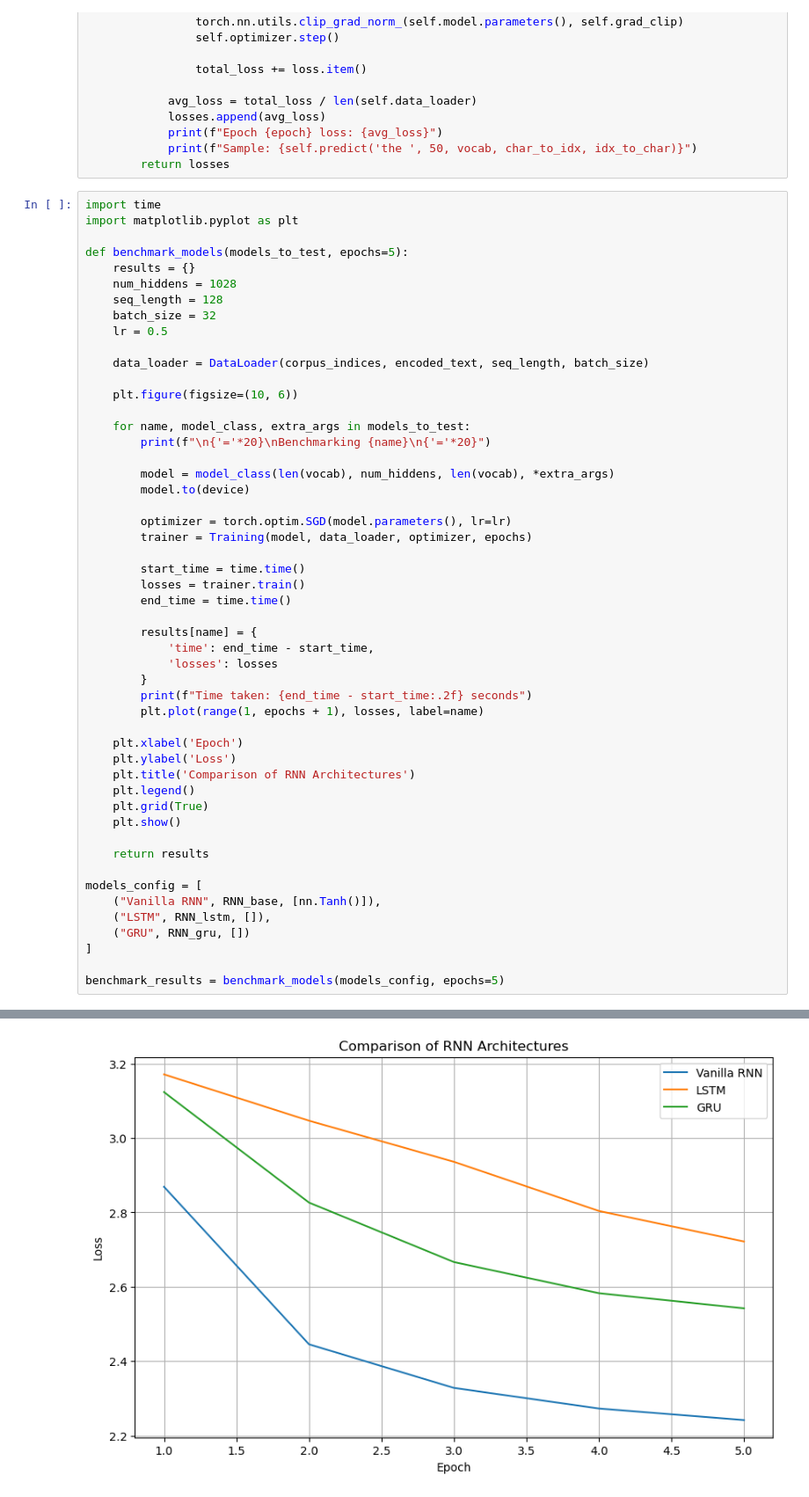
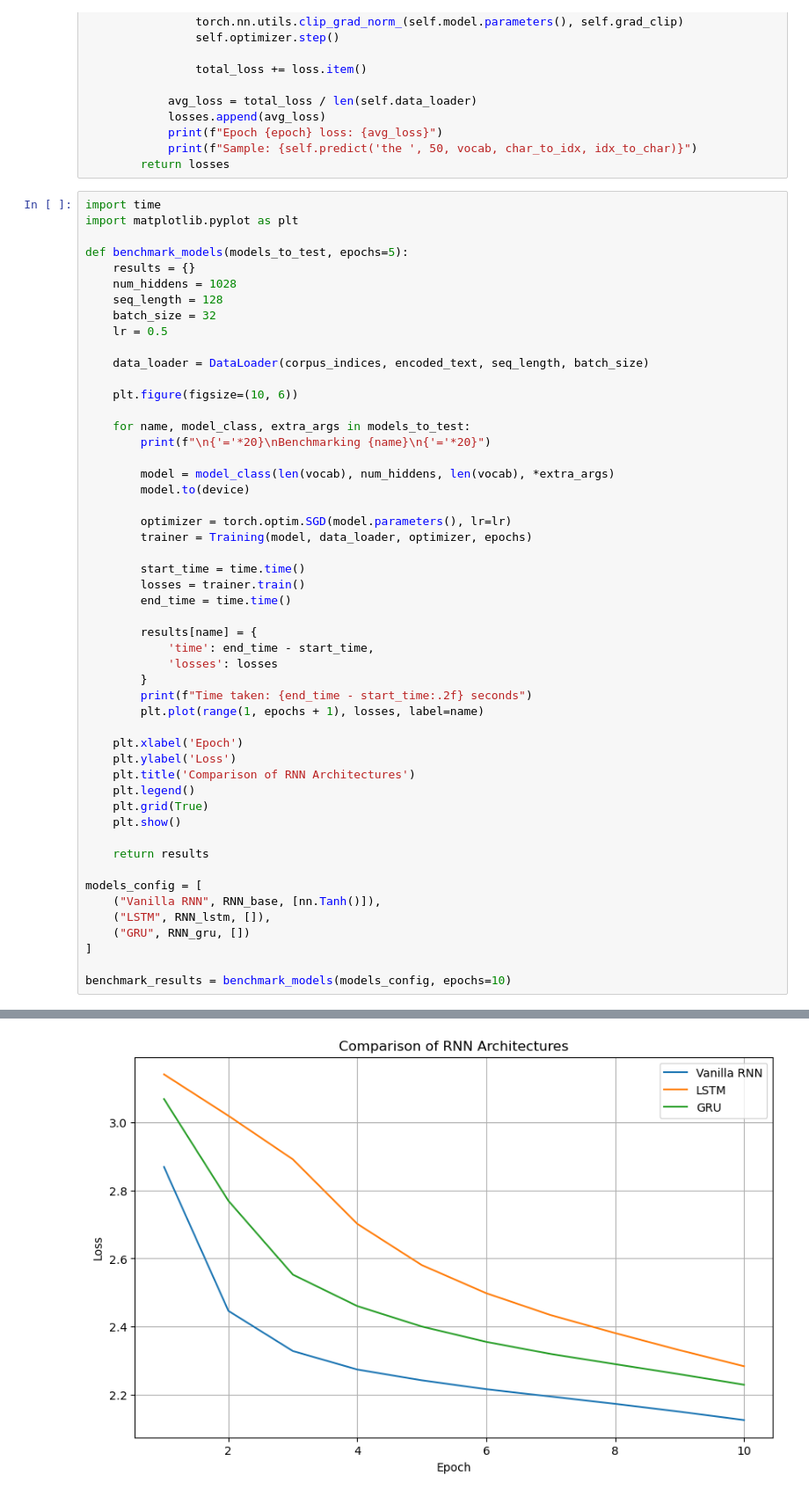
Before and after one commit to meditatoire/DL-from-scratch, a Jupyter notebook: src/RNN/main.ipynb, the cells around one changed output, grey strips where cells are left out. Shown at 88% size. Cells and saved outputs as stored; diff of their text form.

Commit message:
update notebook results

```diff
--- a/src/RNN/main.ipynb
+++ b/src/RNN/main.ipynb
@@ -293,7 +293,7 @@ models_config = [
     ("GRU", RNN_gru, [])
 ]
 
-benchmark_results = benchmark_models(models_config, epochs=5)
+benchmark_results = benchmark_models(models_config, epochs=10)
 # %% [output]
 ====================
 Benchmarking Vanilla RNN
@@ -315 +315 @@ Time taken: 127.73 seconds
-[figure, old version]
+[figure, new version]
```
Also changed, not shown: parts of 1 cell of this notebook.
